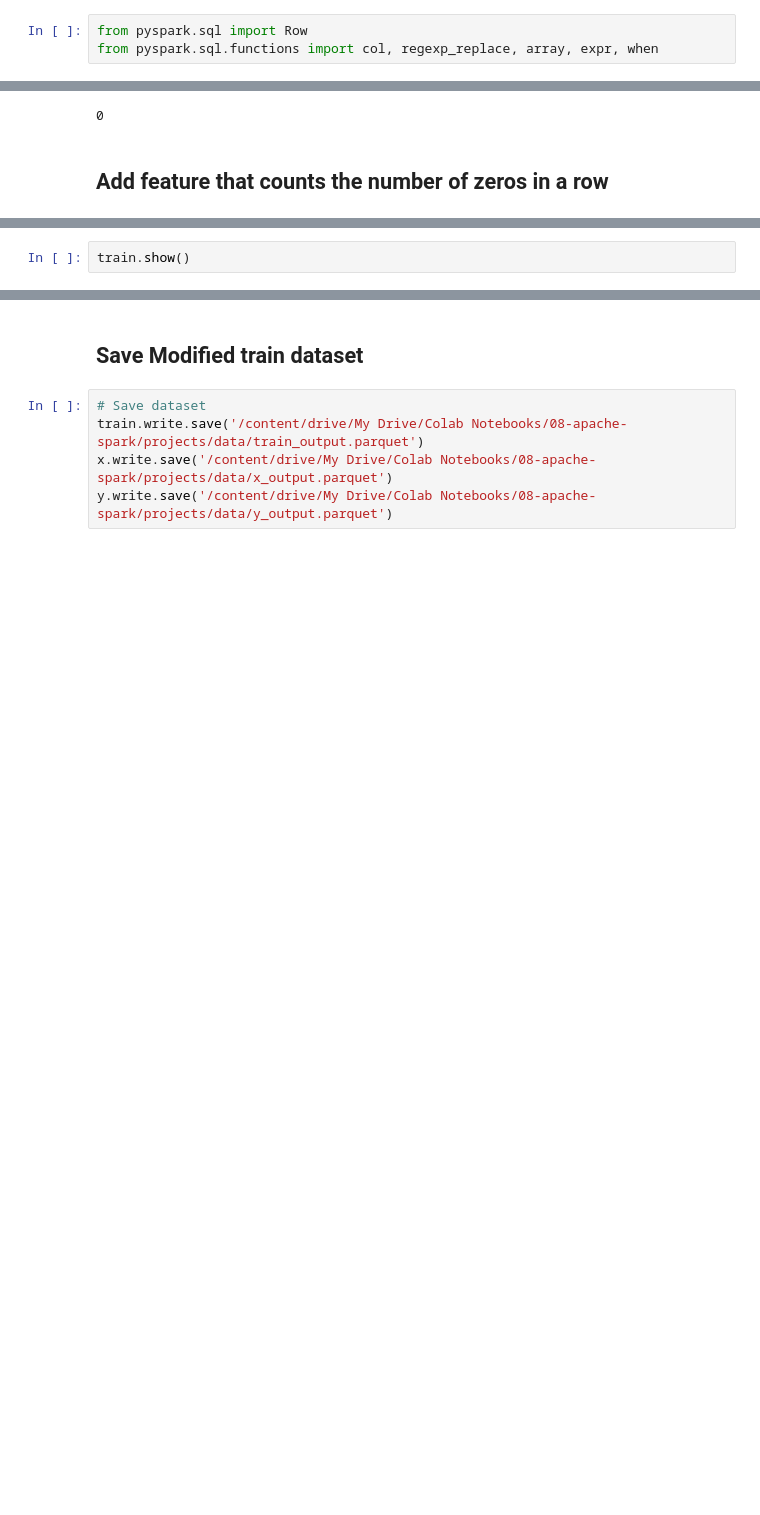
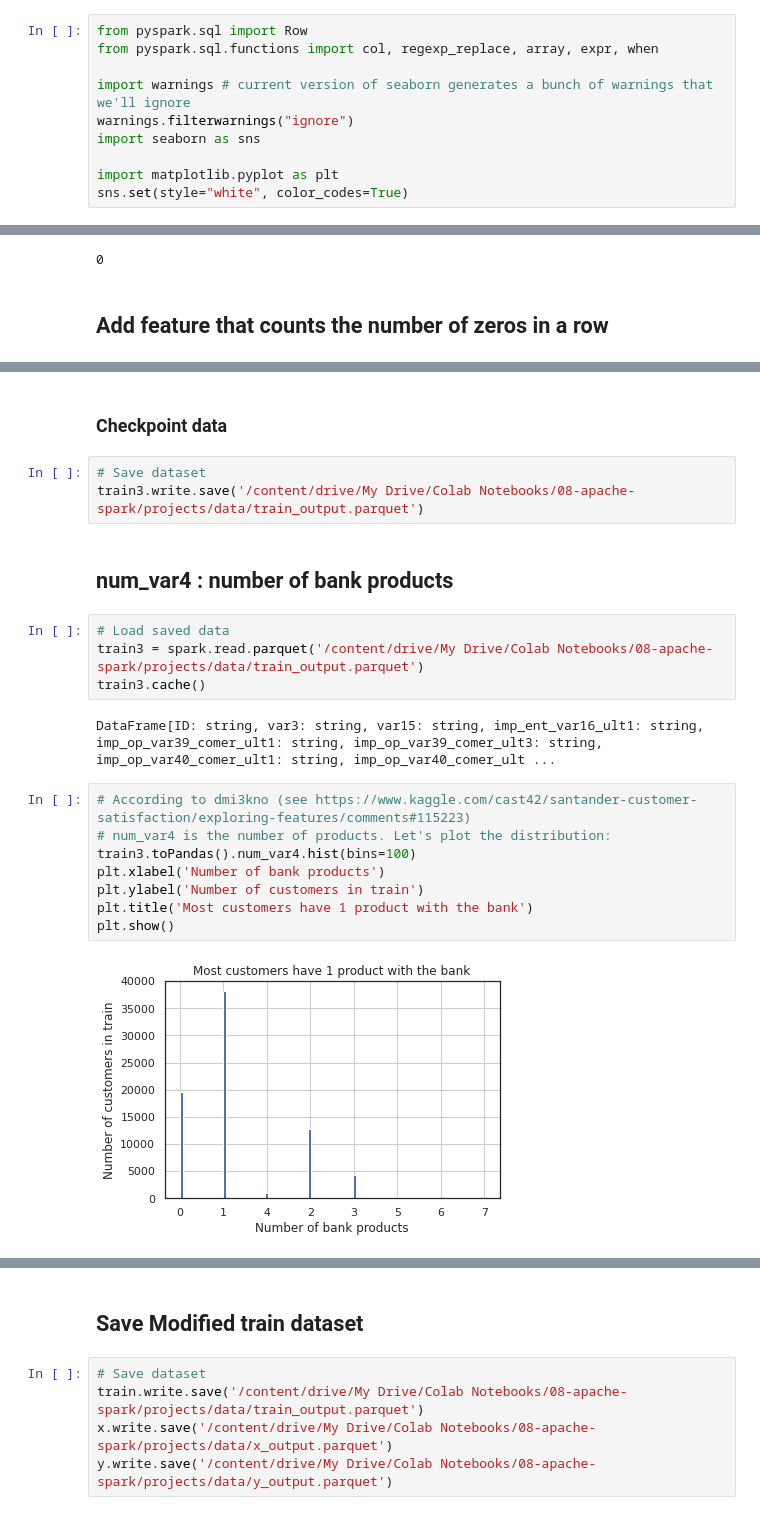
Before and after one commit to ralsouza/predicting_santander_customer_satisfaction, a Jupyter notebook: notebooks/01_predicting_santander_customer_satisfaction.ipynb, the cells around one changed output, grey strips where cells are left out. Cells and saved outputs as stored; diff of their text form; blank space fills up the shorter version.

```diff
--- a/notebooks/01_predicting_santander_customer_satisfaction.ipynb
+++ b/notebooks/01_predicting_santander_customer_satisfaction.ipynb
@@ -58,6 +58,13 @@ sp_session = SparkSession.builder.master('local').appName('app_santander_satisfa
 # %%
 from pyspark.sql import Row
 from pyspark.sql.functions import col, regexp_replace, array, expr, when
+
+import warnings # current version of seaborn generates a bunch of warnings that we'll ignore
+warnings.filterwarnings("ignore")
+import seaborn as sns
+
+import matplotlib.pyplot as plt
+sns.set(style="white", color_codes=True)
 # %% [markdown]
 # Load data
 You are provided with an anonymized dataset containing a large number of numeric variables. The `TARGET` column is the variable to predict. It equals `one` for unsatisfied customers and `0` for satisfied customers.
@@ -223,2 +226,23 @@ train3.filter(col('ID') == '1').show()
-# %%
-train.show()
+# %% [markdown]
+### Checkpoint data
+# %%
+# Save dataset
+train3.write.save('/content/drive/My Drive/Colab Notebooks/08-apache-spark/projects/data/train_output.parquet')
+# %% [markdown]
+## num_var4 : number of bank products
+# %%
+# Load saved data
+train3 = spark.read.parquet('/content/drive/My Drive/Colab Notebooks/08-apache-spark/projects/data/train_output.parquet')
+train3.cache()
+# %% [output]
+DataFrame[ID: string, var3: string, var15: string, imp_ent_var16_ult1: string, imp_op_var39_comer_ult1: string, imp_op_var39_comer_ult3: string, imp_op_var40_comer_ult1: string, imp_op_var40_comer_ult ...
+# %%
+# According to dmi3kno (see https://www.kaggle.com/cast42/santander-customer-satisfaction/exploring-features/comments#115223)
+# num_var4 is the number of products. Let's plot the distribution:
+train3.toPandas().num_var4.hist(bins=100)
+plt.xlabel('Number of bank products')
+plt.ylabel('Number of customers in train')
+plt.title('Most customers have 1 product with the bank')
+plt.show()
+# %% [output]
+[figure, added]
```
Also changed, not shown: parts of 9 cells of this notebook.
